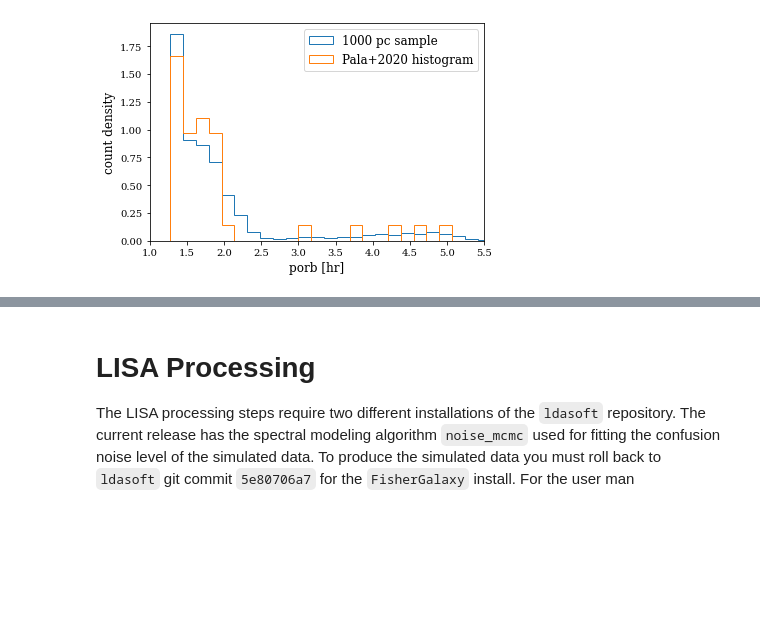
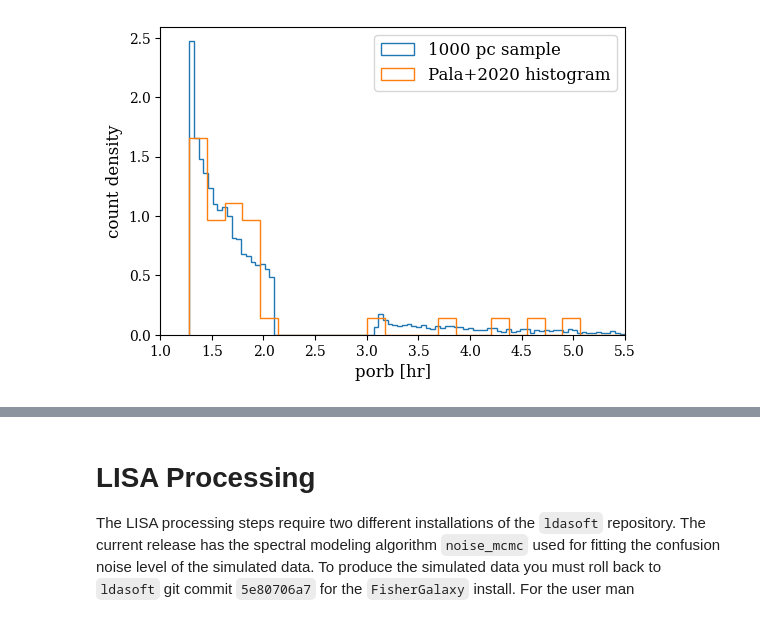
Before and after one commit to katiebreivik/cataclysmic-pileup, a Jupyter notebook: Generate_and_plot_sample.ipynb, the cells around one changed output, grey strips where cells are left out. Drawn from its saved outputs; the diff is of its cells as text; code cells hidden in the pictures; blank space fills up the shorter version.

```diff
--- a/Generate_and_plot_sample.ipynb
+++ b/Generate_and_plot_sample.ipynb
@@ -32,17 +56,17 @@ KT = pd.read_csv('kniggeTable.csv')
 PT = pd.read_hdf('Pala_2020_dat_combo.h5')
 # %%
 plt.figure(figsize=(6, 4))
-plt.hist(1/(dat.f_gw/2) / 3600, bins=50, density=True, histtype='step', label=f'{max_distance} pc sample')
+plt.hist(1/(dat.f_gw/2) / 3600, bins=200, density=True, histtype='step', label=f'{max_distance} pc sample')
 #plt.hist(KT.Per, density=True, bins=50, histtype='step', label='Knigge+2011 histogram')
 plt.hist(PT.porb/60, density=True, histtype='step', bins=50, label='Pala+2020 histogram')
 plt.xlabel('porb [hr]', size=12)
 plt.ylabel('count density', size=12)
 plt.legend(prop={'size':12})
 plt.tick_params('both', labelsize=10)
 plt.xlim(1, 5.5)
 plt.savefig("porb.png")
 # %% [output]
-[figure, old version]
+[figure, new version]
 # %%
 fig = plt.figure(figsize=(6, 4))
 plt.scatter(dat['f_gw']*1000, dat['m2'], s=5)
```
Also changed, not shown: parts of 7 cells of this notebook, 6 other files.
